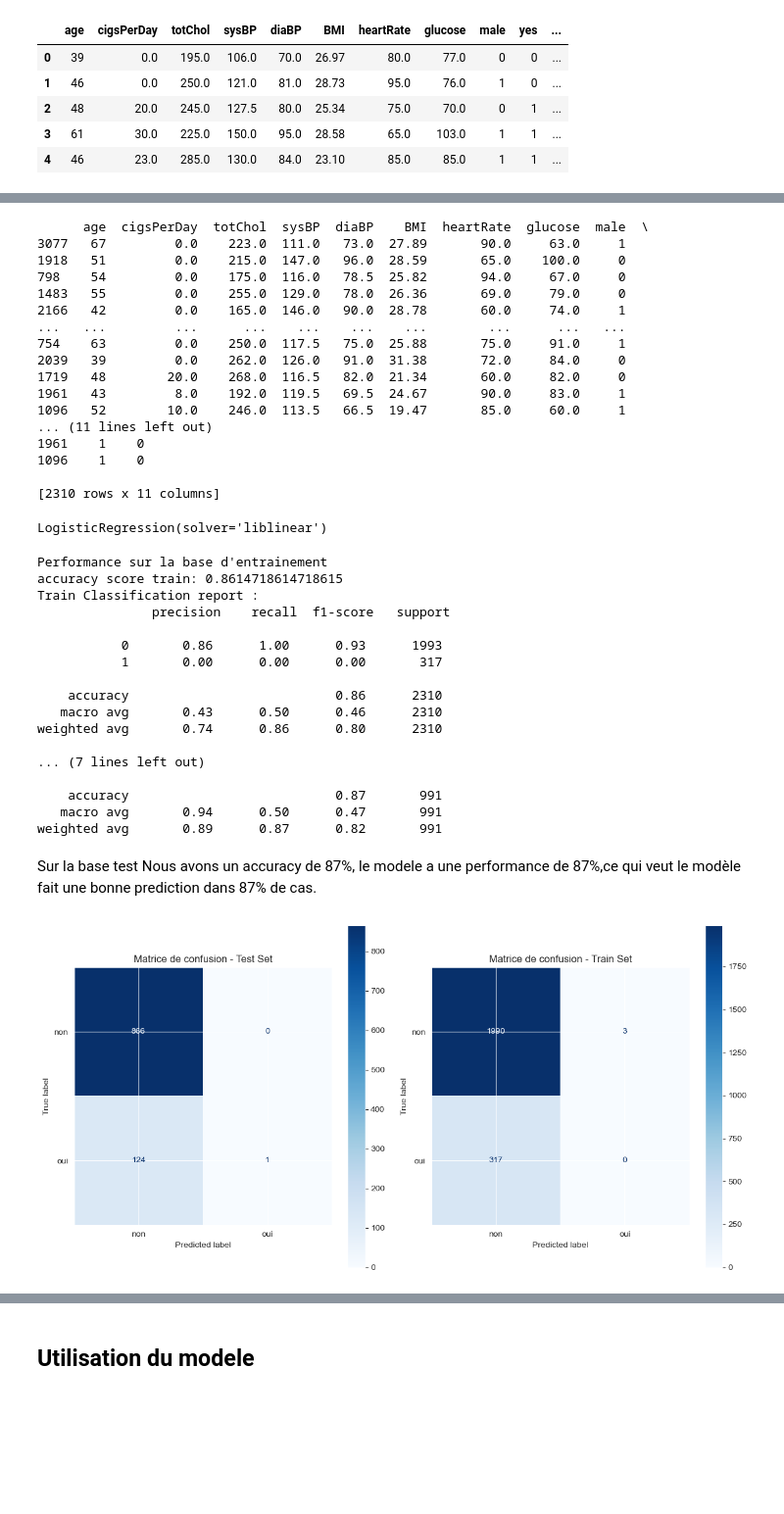
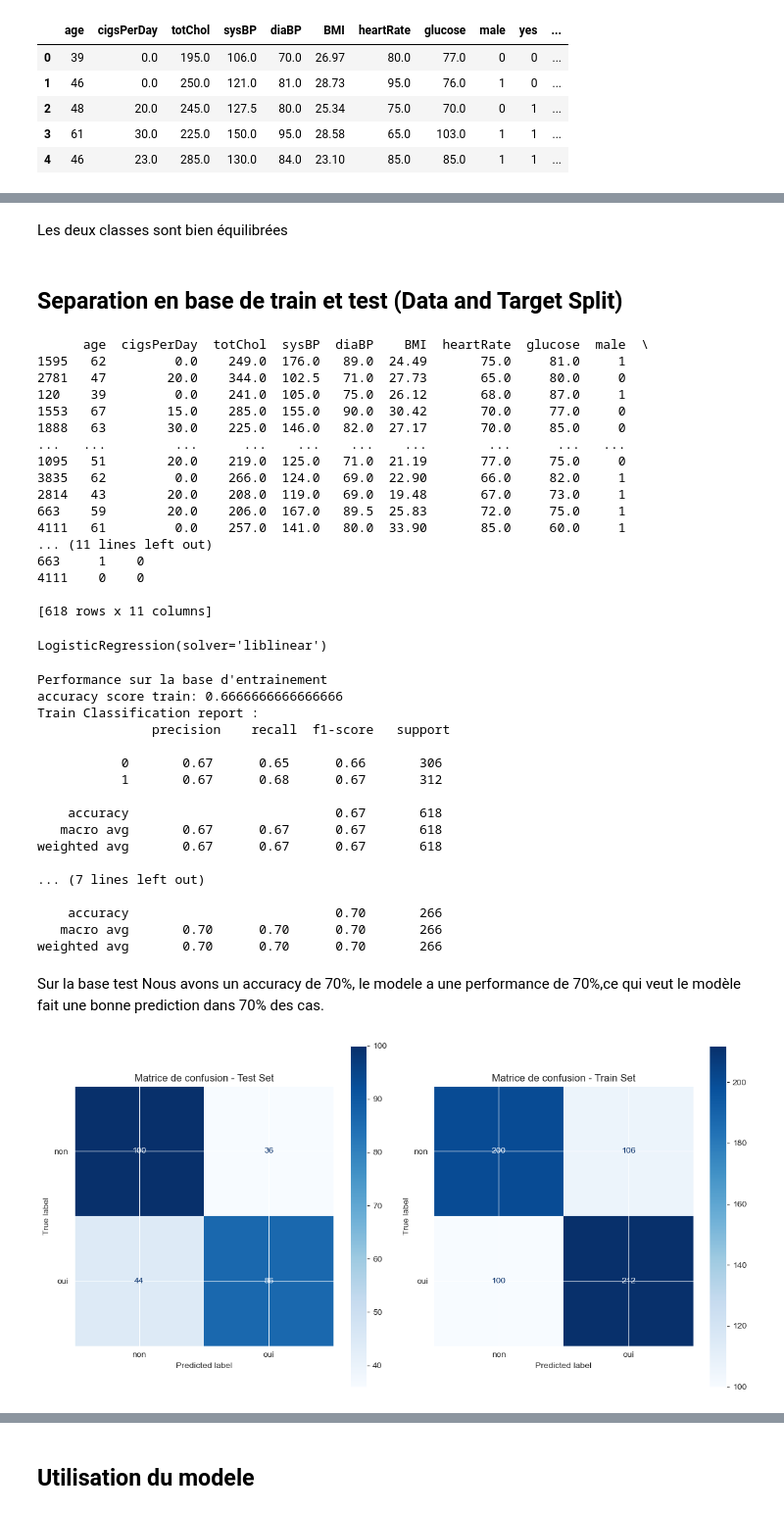
Before and after one commit to molly131/Mes_projets_python, a Jupyter notebook: Regression_lineaire_logistique.ipynb, the cells around one changed output, grey strips where cells are left out. Shown at 98% size. Saved outputs shown, nothing was run; the diff lists cells and outputs as text; code cells hidden in the pictures; blank space fills up the shorter version.

```diff
--- a/Regression_lineaire_logistique.ipynb
+++ b/Regression_lineaire_logistique.ipynb
@@ -1083,0 +1126,4 @@ X.head()
+# %%
+#concatenation des deux variable
+df_upsampled=pd.concat([majority_upsampled,minority])
+df_upsampled
@@ -1084,99 +1152,105 @@ X.head()
+# %% [markdown]
+Les deux classes sont bien équilibrées
+# %% [markdown]
+## Separation en base de train et test (Data and Target Split)
 # %%
 # preparation des donnees en train et test x toutes les variables de bdd et y la colonne risque
 from sklearn.model_selection import train_test_split
 
-X_train,X_test,y_train,y_test=train_test_split(X,y,test_size=0.3,random_state=101)
+X2=df_upsampled.drop(['risque'],axis=1)
+y2=df_upsampled['risque']
+X_train2,X_test2,y_train2,y_test2=train_test_split(X2,y2,test_size=0.3,random_state=101)
 # %%
-print(X_train)
+print(X_train2)
 # %% [output]
       age  cigsPerDay  totChol  sysBP  diaBP    BMI  heartRate  glucose  male  \
-3077   67         0.0    223.0  111.0   73.0  27.89       90.0     63.0     1
-1918   51         0.0    215.0  147.0   96.0  28.59       65.0    100.0     0
-798    54         0.0    175.0  116.0   78.5  25.82       94.0     67.0     0
-1483   55         0.0    255.0  129.0   78.0  26.36       69.0     79.0     0
-2166   42         0.0    165.0  146.0   90.0  28.78       60.0     74.0     1
+1595   62         0.0    249.0  176.0   89.0  24.49       75.0     81.0     1
+2781   47        20.0    344.0  102.5   71.0  27.73       65.0     80.0     0
+120    39         0.0    241.0  105.0   75.0  26.12       68.0     87.0     1
+1553   67        15.0    285.0  155.0   90.0  30.42       70.0     77.0     0
+1888   63        30.0    225.0  146.0   82.0  27.17       70.0     85.0     0
 ...   ...         ...      ...    ...    ...    ...        ...      ...   ...
-754    63         0.0    250.0  117.5   75.0  25.88       75.0     91.0     1
-2039   39         0.0    262.0  126.0   91.0  31.38       72.0     84.0     0
-1719   48        20.0    268.0  116.5   82.0  21.34       60.0     82.0     0
-1961   43         8.0    192.0  119.5   69.5  24.67       90.0     83.0     1
-1096   52        10.0    246.0  113.5   66.5  19.47       85.0     60.0     1
+1095   51        20.0    219.0  125.0   71.0  21.19       77.0     75.0     0
+3835   62         0.0    266.0  124.0   69.0  22.90       66.0     82.0     1
+2814   43        20.0    208.0  119.0   69.0  19.48       67.0     73.0     1
+663    59        20.0    206.0  167.0   89.5  25.83       72.0     75.0     1
+4111   61         0.0    257.0  141.0   80.0  33.90       85.0     60.0     1
 ... (11 lines left out)
-1961    1    0
-1096    1    0
+663     1    0
+4111    0    0
 
-[2310 rows x 11 columns]
+[618 rows x 11 columns]
 # %%
 # contruction du modele de regression logistique
 from sklearn.linear_model import LogisticRegression
 logmodel=LogisticRegression(solver='liblinear')
 
 # Entrainement du modele(lors de l'entrainement l'algorithme calcul les differente θ du modele)
-logmodel.fit(X_train,y_train)
+logmodel.fit(X_train2,y_train2)
 # %% [output]
 LogisticRegression(solver='liblinear')
 # %%
 # Prediction et evaluation de l'algo
 from sklearn.metrics import classification_report,accuracy_score,precision_score,recall_score,f1_score
 # Évaluation des performances sur l'ensemble d'entrainement
-y_pred_train = logmodel.predict(X_train)
-train_classification = classification_report(y_train, y_pred_train)
+y_pred_train2 = logmodel.predict(X_train2)
+train_classification = classification_report(y_train2, y_pred_train2)
 print("Performance sur la base d'entrainement")
-print('accuracy score train:',accuracy_score(y_train,y_pred_train))
+print('accuracy score train:',accuracy_score(y_train2,y_pred_train2))
 print('Train Classification report : \n', train_classification)
 
 # Évaluation des performances sur l'ensemble test
-y_pred=logmodel.predict(X_test)
-test_classification = classification_report(y_test,y_pred)
+y_pred2=logmodel.predict(X_test2)
+test_classification = classification_report(y_test2,y_pred2)
 
 print("Performance sur la base de test")
-print('accuracy score test:',accuracy_score(y_test,y_pred))
+print('accuracy score test:',accuracy_score(y_test2,y_pred2))
 print('Test Classification report : \n', test_classification)
 # %% [output]
 Performance sur la base d'entrainement
-accuracy score train: 0.8614718614718615
+accuracy score train: 0.6666666666666666
 Train Classification report :
                precision    recall  f1-score   support
 
-           0       0.86      1.00      0.93      1993
-           1       0.00      0.00      0.00       317
+           0       0.67      0.65      0.66       306
+           1       0.67      0.68      0.67       312
 
-    accuracy                           0.86      2310
-   macro avg       0.43      0.50      0.46      2310
-weighted avg       0.74      0.86      0.80      2310
+    accuracy                           0.67       618
+   macro avg       0.67      0.67      0.67       618
+weighted avg       0.67      0.67      0.67       618
 
 ... (7 lines left out)
 
-    accuracy                           0.87       991
-   macro avg       0.94      0.50      0.47       991
-weighted avg       0.89      0.87      0.82       991
+    accuracy                           0.70       266
+   macro avg       0.70      0.70      0.70       266
+weighted avg       0.70      0.70      0.70       266
 # %% [markdown]
-Sur la base test Nous avons un accuracy de 87%, le modele a une performance de 87%,ce qui veut le modèle fait une bonne prediction dans 87% de cas.
+Sur la base test Nous avons un accuracy de 70%, le modele a une performance de 70%,ce qui veut le modèle fait une bonne prediction dans 70% des cas.
 # %%
 # Matrice de confusion
 from sklearn.metrics import confusion_matrix
-matrice_confusion=confusion_matrix(y_test,y_pred)
+matrice_confusion=confusion_matrix(y_test2,y_pred2)
 cm_display=metrics.ConfusionMatrixDisplay(confusion_matrix=matrice_confusion,display_labels=['non','oui'])
 
-matrice_confusion_train=confusion_matrix(y_train,y_pred_train)
+matrice_confusion_train=confusion_matrix(y_train2,y_pred_train2)
 cm_display_train=metrics.ConfusionMatrixDisplay(confusion_matrix=matrice_confusion_train,display_labels=['non','oui'])
 
 
 # Création de la figure et des axes
 fig, axes = plt.subplots(1, 2, figsize=(12, 6))  # 1 ligne, 2 colonnes
 
 # Matrice de confusion pour le jeu de test
 cm_display.plot(cmap='Blues', values_format='d', ax=axes[0])  # Utilisez le colormap 'Blues' ou ajustez selon votre préférence
 axes[0].set_title('Matrice de confusion - Test Set')
 
 # Matrice de confusion pour le jeu d'entraînement
 cm_display_train.plot(cmap='Blues', values_format='d', ax=axes[1])
 axes[1].set_title('Matrice de confusion - Train Set')
 
 # Ajustements de la mise en page
 plt.tight_layout()
 
 # Affichage de la figure
 plt.show()
 # %% [output]
-[figure, old version]
+[figure, new version]
```
Also changed, not shown: parts of 18 cells of this notebook.
